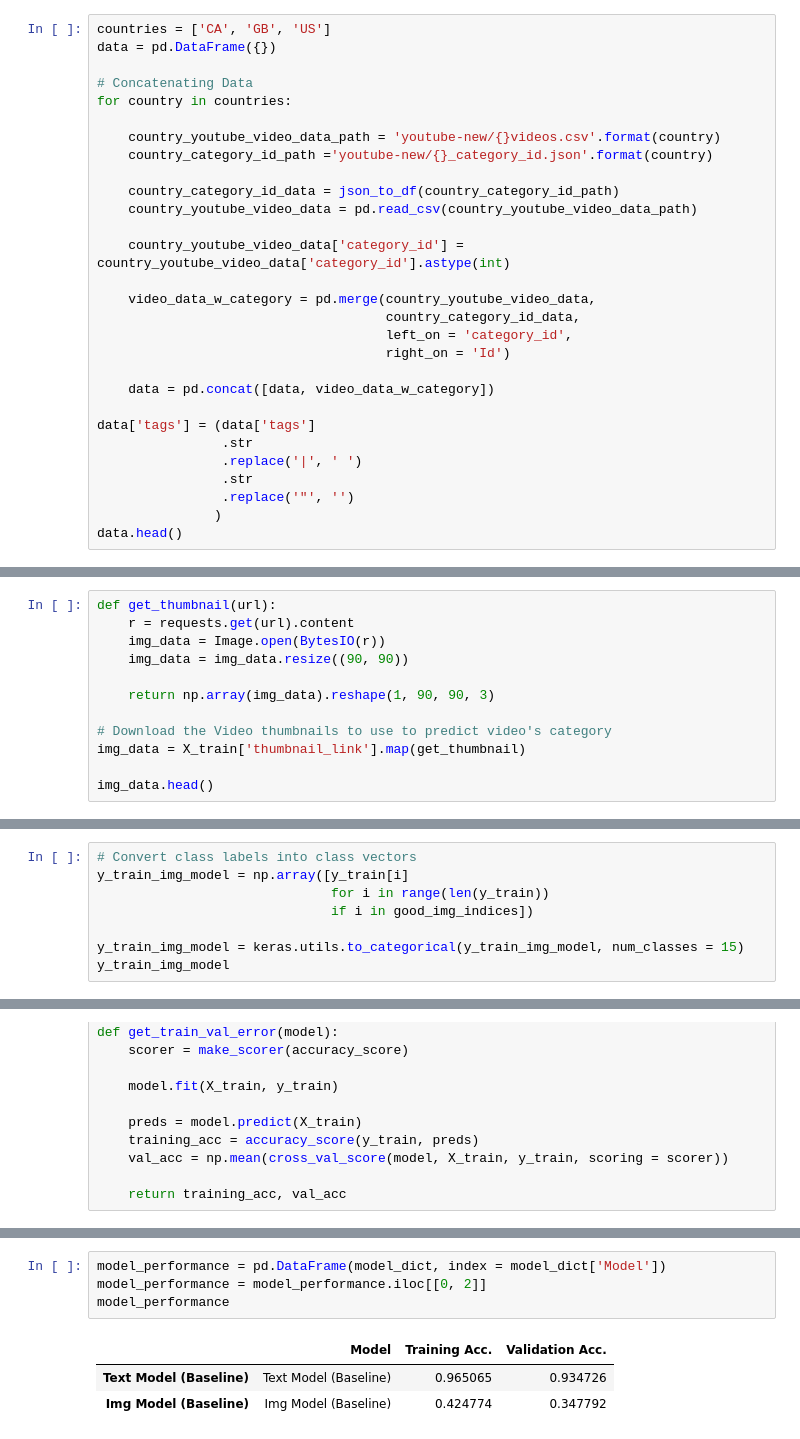
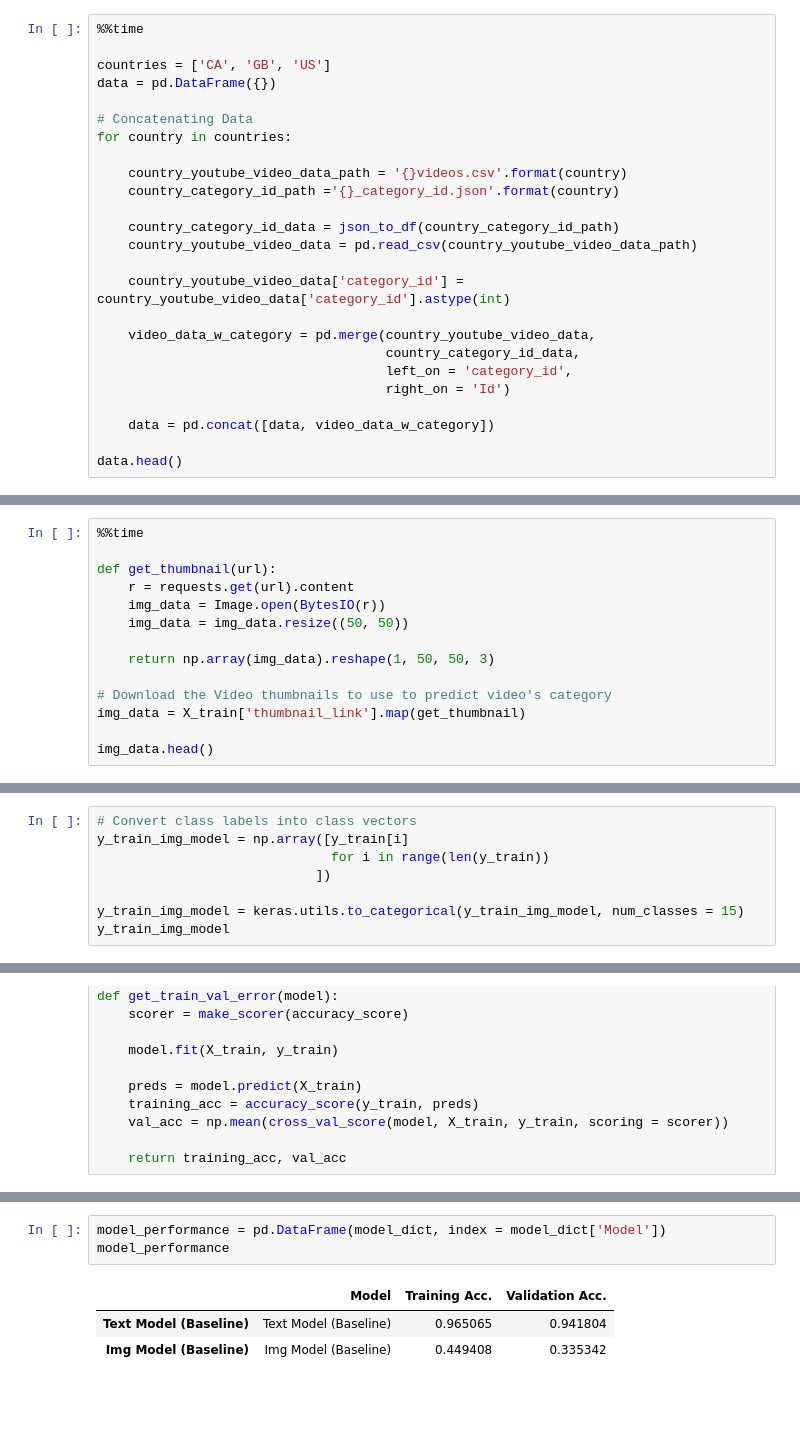
Before and after one commit to hotafrosauce1/Youtube-Video-Classification-Regression, a Jupyter notebook: Youtube_Video_Classification.ipynb, the cells around one changed output, grey strips where cells are left out. Cells and saved outputs as stored; diff of their text form; blank space fills up the shorter version.

```diff
--- a/Youtube_Video_Classification.ipynb
+++ b/Youtube_Video_Classification.ipynb
@@ -69,14 +69,16 @@ def json_to_df(path):
 
     return df[df['Assignable']]
 # %%
+%%time
+
 countries = ['CA', 'GB', 'US']
 data = pd.DataFrame({})
 
 # Concatenating Data
 for country in countries:
 
-    country_youtube_video_data_path = 'youtube-new/{}videos.csv'.format(country)
-    country_category_id_path ='youtube-new/{}_category_id.json'.format(country)
+    country_youtube_video_data_path = '{}videos.csv'.format(country)
+    country_category_id_path ='{}_category_id.json'.format(country)
 
     country_category_id_data = json_to_df(country_category_id_path)
     country_youtube_video_data = pd.read_csv(country_youtube_video_data_path)
@@ -90,11 +92,5 @@ for country in countries:
 
     data = pd.concat([data, video_data_w_category])
 
-data['tags'] = (data['tags']
-                .str
-                .replace('|', ' ')
-                .str
-                .replace('"', '')
-               )
 data.head()
 # %% [output]
@@ -124,12 +116,14 @@ print('Dataset Length: {}'.format(len(X)),'Training Data Length: {}'.format(len(
 # %% [output]
 Dataset Length: 120375 Training Data Length: 90281 Number of Response Categories: 15
 # %%
+%%time
+
 def get_thumbnail(url):
     r = requests.get(url).content
     img_data = Image.open(BytesIO(r))
-    img_data = img_data.resize((90, 90))
+    img_data = img_data.resize((50, 50))
 
-    return np.array(img_data).reshape(1, 90, 90, 3)
+    return np.array(img_data).reshape(1, 50, 50, 3)
 
 # Download the Video thumbnails to use to predict video's category
 img_data = X_train['thumbnail_link'].map(get_thumbnail)
@@ -142,7 +142,7 @@ img_data.shape
 # Convert class labels into class vectors
 y_train_img_model = np.array([y_train[i]
                               for i in range(len(y_train))
-                              if i in good_img_indices])
+                            ])
 
 y_train_img_model = keras.utils.to_categorical(y_train_img_model, num_classes = 15)
 y_train_img_model
@@ -264,9 +307,8 @@ model_dict['Validation Acc.'].append(val_acc_image_model)
 # %%
 model_performance = pd.DataFrame(model_dict, index = model_dict['Model'])
-model_performance = model_performance.iloc[[0, 2]]
 model_performance
 # %% [output]
 |  | Model | Training Acc. | Validation Acc. |
-| Text Model (Baseline) | Text Model (Baseline) | 0.965065 | 0.934726 |
-| Img Model (Baseline) | Img Model (Baseline) | 0.424774 | 0.347792 |
+| Text Model (Baseline) | Text Model (Baseline) | 0.965065 | 0.941804 |
+| Img Model (Baseline) | Img Model (Baseline) | 0.449408 | 0.335342 |
 # %%
```
Also changed, not shown: parts of 19 cells of this notebook.
